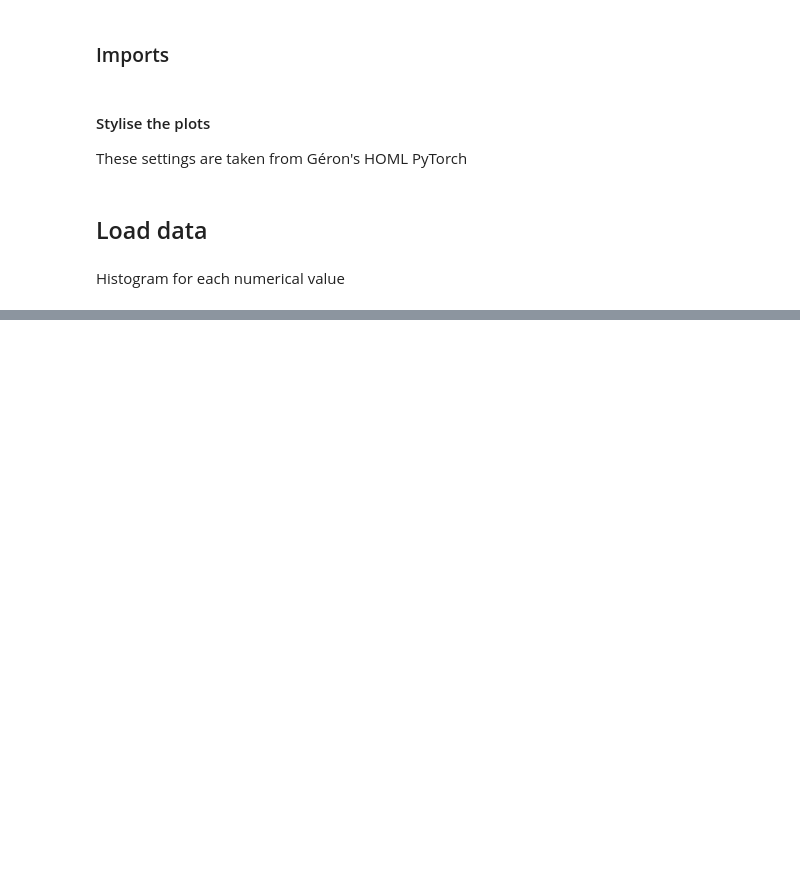
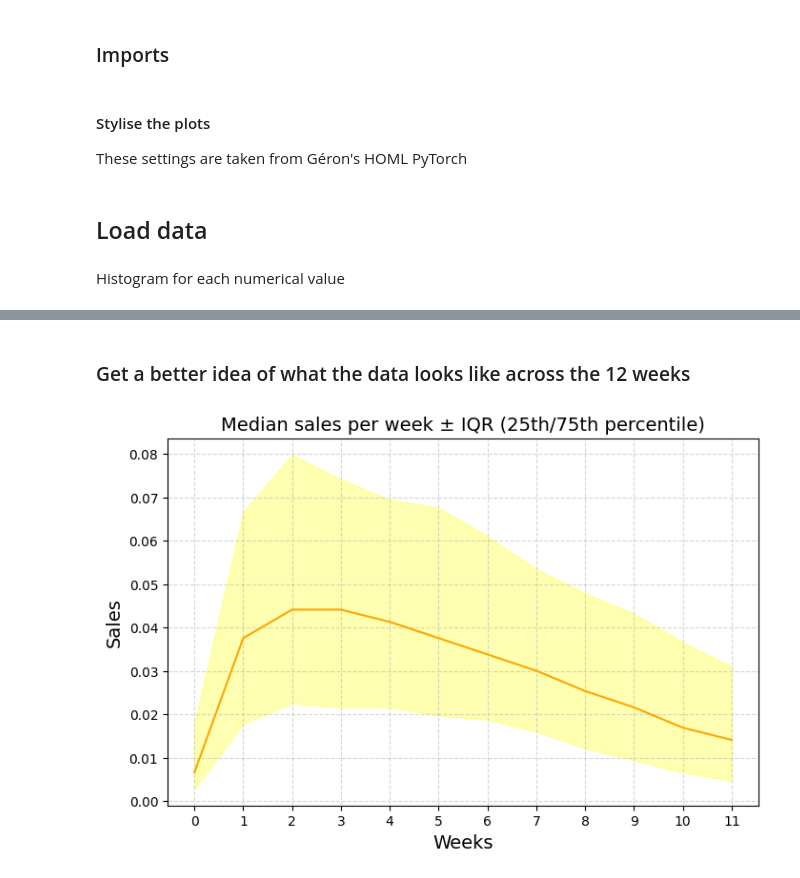
Before and after one commit to martadossantos/product-sales, a Jupyter notebook: sales.ipynb, the cells around one changed output, grey strips where cells are left out. Cells and saved outputs as stored; diff of their text form; code cells hidden in the pictures; blank space fills up the shorter version.

Commit message:
initial data exploration
- worked on notebook to start exploring the data, to know how to label the data in terms of what is considered a successful product or a "dead" product

```diff
--- a/sales.ipynb
+++ b/sales.ipynb
@@ -34,0 +42,26 @@ plt.show()
+# %% [markdown]
+### Get a better idea of what the data looks like across the 12 weeks
+# %%
+# Plot sales across the 12 weeks
+# Interquartile range (25–75)
+# IQR = Q₃ - Q₁
+# Shows the range of the middle 50% of the dataset
+median_sales = df[week_cols].median()
+
+q1 = df[week_cols].quantile(0.25)
+q3 = df[week_cols].quantile(0.75)
+
+plt.figure(figsize=(8, 5))
+
+plt.plot(weeks, median_sales, color='orange', label='Median')
+plt.fill_between(weeks, q1, q3, alpha=0.3, color='yellow', label='IQR (25th-75th)')
+
+plt.xlabel('Weeks')
+plt.xticks(weeks)
+plt.ylabel('Sales')
+plt.title('Median sales per week ± IQR (25th/75th percentile)')
+
+plt.grid(True, linestyle='--', alpha=0.5)
+plt.show()
+# %% [output]
+[figure, added]
```
Also changed, not shown: parts of 9 cells of this notebook, 2 other files.
